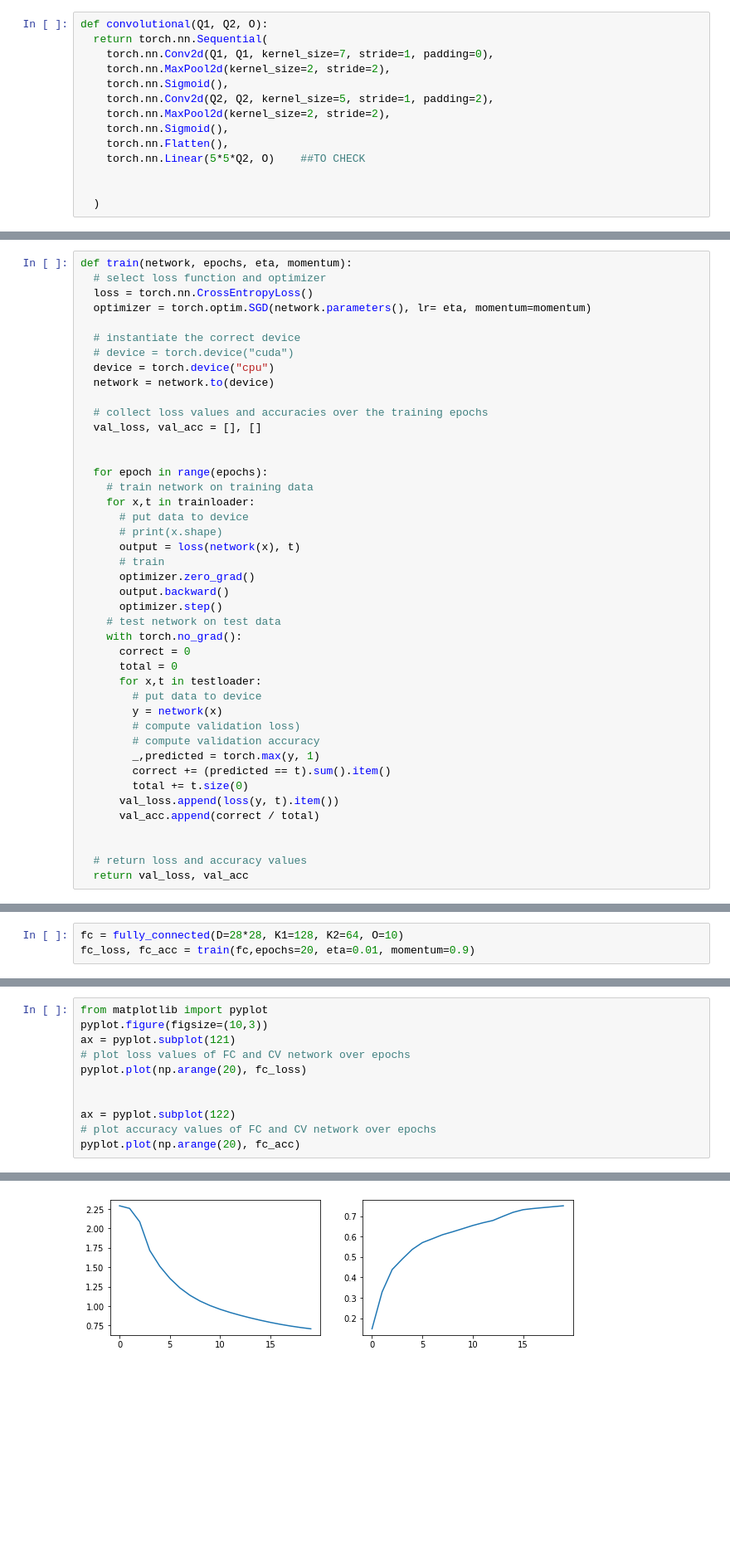
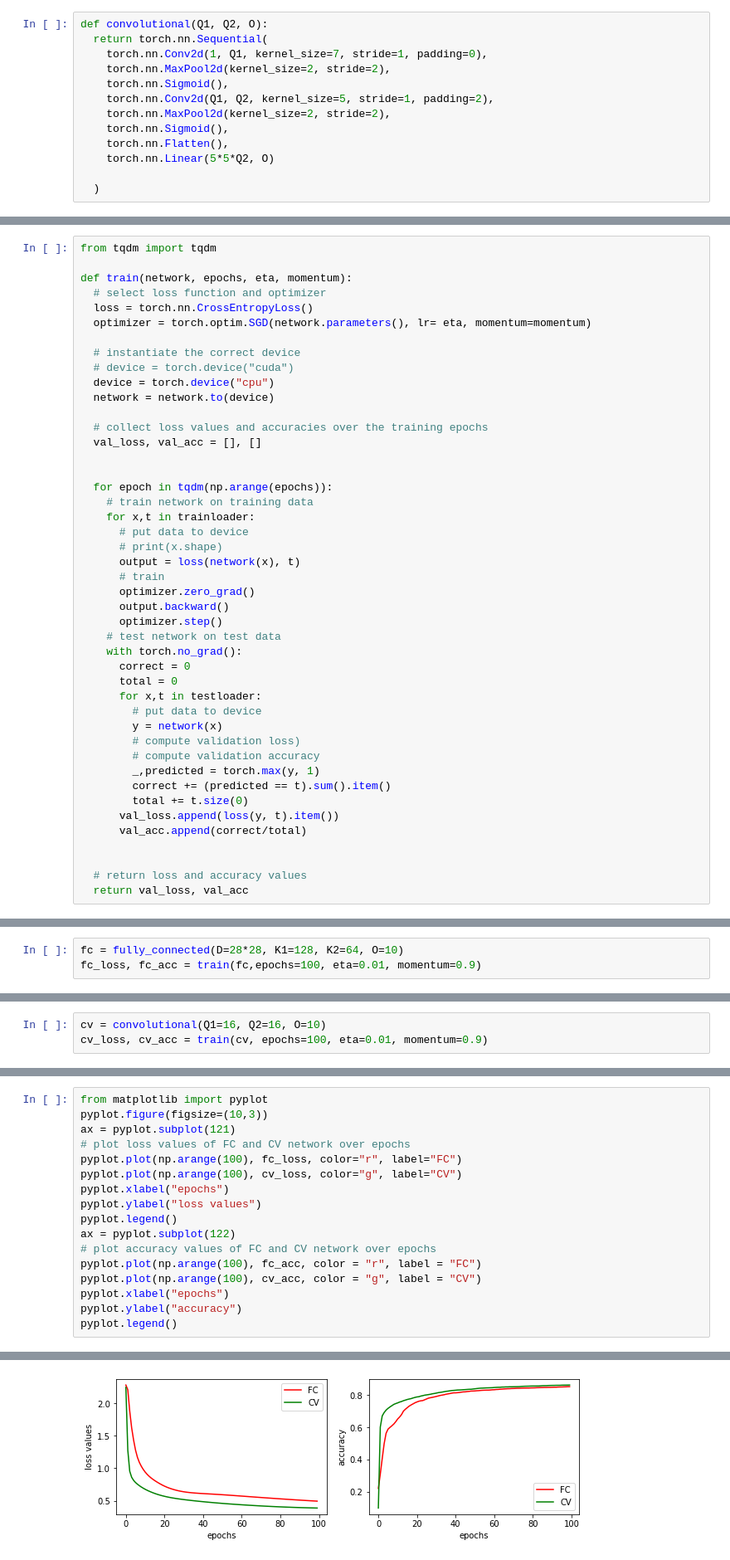
Before and after one commit to gparri610/Deep-Learning-FS24, a Jupyter notebook: DL-Assignment06.ipynb, the cells around one changed output, grey strips where cells are left out. Shown at 83% size. Drawn from its saved outputs; the diff is of its cells as text; blank space fills up the shorter version.

```diff
--- a/DL-Assignment06.ipynb
+++ b/DL-Assignment06.ipynb
@@ -168,15 +177,14 @@ Implement a function that generates a convolutional network with the following l
 # %%
 def convolutional(Q1, Q2, O):
   return torch.nn.Sequential(
-    torch.nn.Conv2d(Q1, Q1, kernel_size=7, stride=1, padding=0),
+    torch.nn.Conv2d(1, Q1, kernel_size=7, stride=1, padding=0),
     torch.nn.MaxPool2d(kernel_size=2, stride=2),
     torch.nn.Sigmoid(),
-    torch.nn.Conv2d(Q2, Q2, kernel_size=5, stride=1, padding=2),
+    torch.nn.Conv2d(Q1, Q2, kernel_size=5, stride=1, padding=2),
     torch.nn.MaxPool2d(kernel_size=2, stride=2),
     torch.nn.Sigmoid(),
     torch.nn.Flatten(),
-    torch.nn.Linear(5*5*Q2, O)    ##TO CHECK
-
+    torch.nn.Linear(5*5*Q2, O)
 
   )
 # %% [markdown]
@@ -201,6 +209,8 @@ What do we need to take care of?
 
 Finally, return the lists of validation losses and accuracies.
 # %%
+from tqdm import tqdm
+
 def train(network, epochs, eta, momentum):
   # select loss function and optimizer
   loss = torch.nn.CrossEntropyLoss()
@@ -215,7 +225,7 @@ def train(network, epochs, eta, momentum):
   val_loss, val_acc = [], []
 
 
-  for epoch in range(epochs):
+  for epoch in tqdm(np.arange(epochs)):
     # train network on training data
     for x,t in trainloader:
       # put data to device
@@ -238,7 +248,7 @@ def train(network, epochs, eta, momentum):
         correct += (predicted == t).sum().item()
         total += t.size(0)
       val_loss.append(loss(y, t).item())
-      val_acc.append(correct / total)
+      val_acc.append(correct/total)
 
 
   # return loss and accuracy values
@@ -250,5 +260,5 @@ Create a fully-connected network with $K1=128$, $K2=64$ hidden and $O=10$ output
 Train the network for 100 epochs with $\eta=0.01$, `momentum=0.9` and store the obtained test losses and accuracies (which will take up to 15 - 20 minutes).
 # %%
 fc = fully_connected(D=28*28, K1=128, K2=64, O=10)
-fc_loss, fc_acc = train(fc,epochs=20, eta=0.01, momentum=0.9)
+fc_loss, fc_acc = train(fc,epochs=100, eta=0.01, momentum=0.9)
 # %% [markdown]
@@ -263 +270,4 @@ Train the network for 100 epochs with $\eta=0.01$, momentum $=0.9$ and store the
+# %%
+cv = convolutional(Q1=16, Q2=16, O=10)
+cv_loss, cv_acc = train(cv, epochs=100, eta=0.01, momentum=0.9)
 # %% [markdown]
@@ -269,10 +279,16 @@ from matplotlib import pyplot
 pyplot.figure(figsize=(10,3))
 ax = pyplot.subplot(121)
 # plot loss values of FC and CV network over epochs
-pyplot.plot(np.arange(20), fc_loss)
-
-
+pyplot.plot(np.arange(100), fc_loss, color="r", label="FC")
+pyplot.plot(np.arange(100), cv_loss, color="g", label="CV")
+pyplot.xlabel("epochs")
+pyplot.ylabel("loss values")
+pyplot.legend()
 ax = pyplot.subplot(122)
 # plot accuracy values of FC and CV network over epochs
-pyplot.plot(np.arange(20), fc_acc)
+pyplot.plot(np.arange(100), fc_acc, color = "r", label = "FC")
+pyplot.plot(np.arange(100), cv_acc, color = "g", label = "CV")
+pyplot.xlabel("epochs")
+pyplot.ylabel("accuracy")
+pyplot.legend()
 # %% [output]
@@ -280,2 +296,2 @@ pyplot.plot(np.arange(20), fc_acc)
-[figure, old version]
+[figure, new version]
 # %% [markdown]
```
Also changed, not shown: parts of 8 cells of this notebook.
